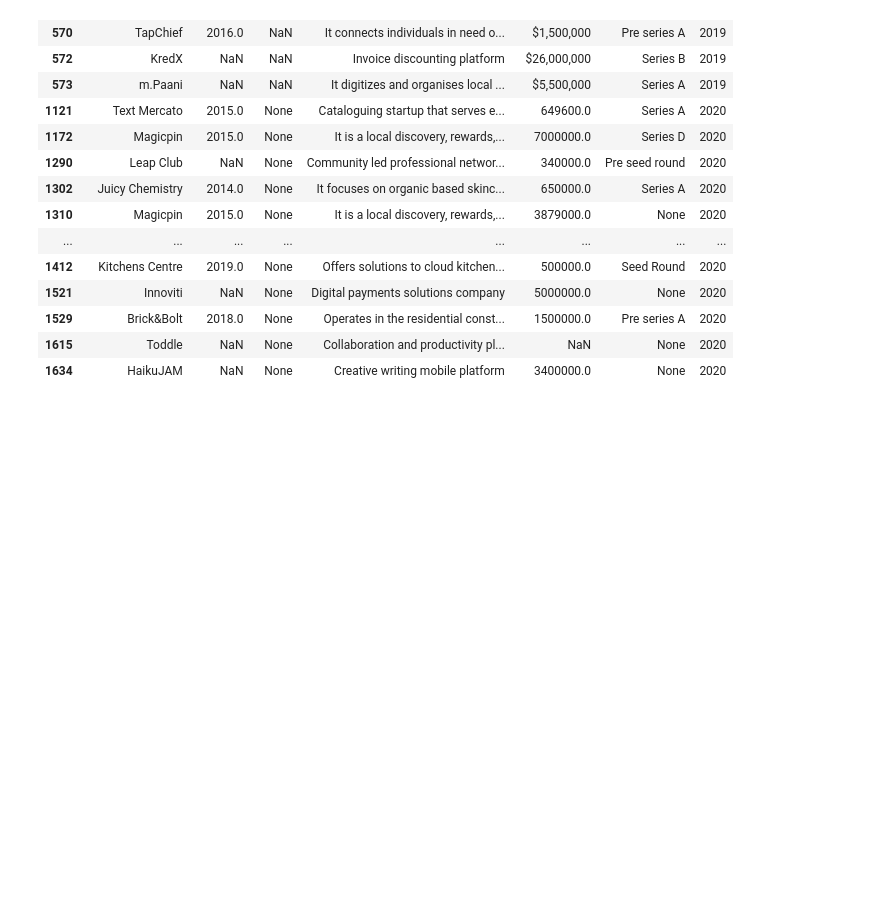
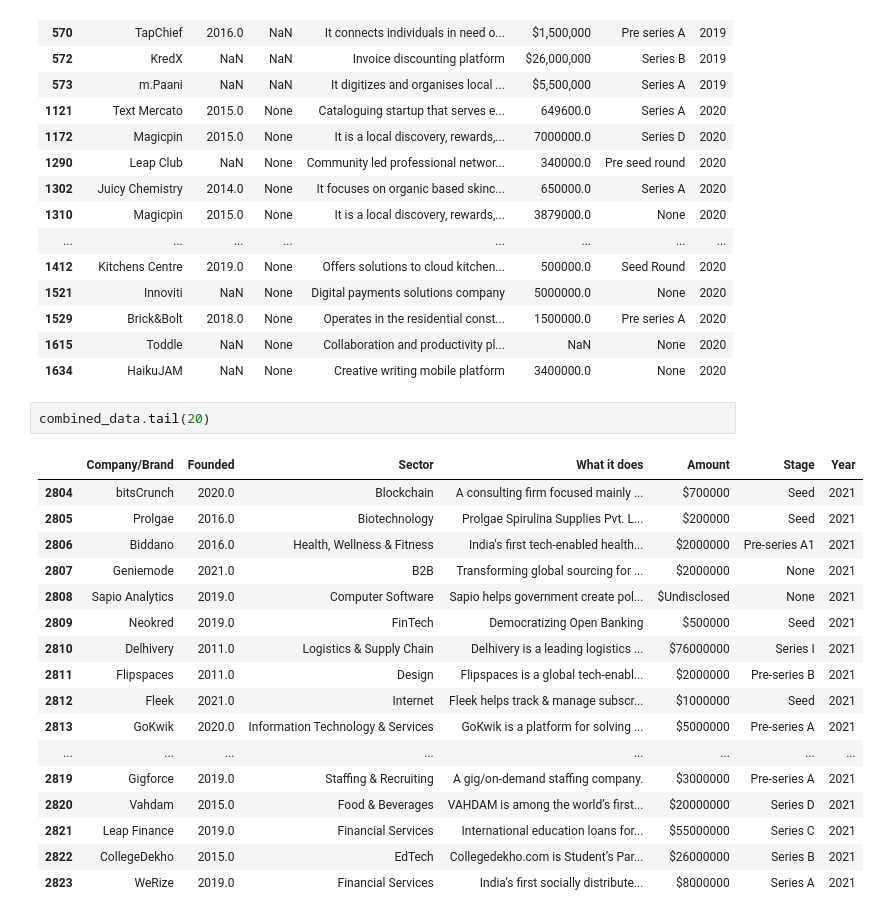
Before and after one commit to MillicentAgyir/Team-Belize-Live-Project-1, a Jupyter notebook: Notebooks/my_notebook.ipynb, the cells around one changed output. Drawn from its saved outputs; the diff is of its cells as text; blank space fills up the shorter version.

```diff
--- a/Notebooks/my_notebook.ipynb
+++ b/Notebooks/my_notebook.ipynb
@@ -375,3 +347,23 @@ missing_sector_rows
 | 1529 | Brick&Bolt | 2018.0 | None | Operates in the residential const... | 1500000.0 | Pre series A | 2020 |
 | 1615 | Toddle | NaN | None | Collaboration and productivity pl... | NaN | None | 2020 |
 | 1634 | HaikuJAM | NaN | None | Creative writing mobile platform | 3400000.0 | None | 2020 |
+# %%
+combined_data.tail(20)
+# %% [output]
+|  | Company/Brand | Founded | Sector | What it does | Amount | Stage | Year |
+| 2804 | bitsCrunch | 2020.0 | Blockchain | A consulting firm focused mainly ... | $700000 | Seed | 2021 |
+| 2805 | Prolgae | 2016.0 | Biotechnology | Prolgae Spirulina Supplies Pvt. L... | $200000 | Seed | 2021 |
+| 2806 | Biddano | 2016.0 | Health, Wellness & Fitness | India's first tech-enabled health... | $2000000 | Pre-series A1 | 2021 |
+| 2807 | Geniemode | 2021.0 | B2B | Transforming global sourcing for ... | $2000000 | None | 2021 |
+| 2808 | Sapio Analytics | 2019.0 | Computer Software | Sapio helps government create pol... | $Undisclosed | None | 2021 |
+| 2809 | Neokred | 2019.0 | FinTech | Democratizing Open Banking | $500000 | Seed | 2021 |
+| 2810 | Delhivery | 2011.0 | Logistics & Supply Chain | Delhivery is a leading logistics ... | $76000000 | Series I | 2021 |
+| 2811 | Flipspaces | 2011.0 | Design | Flipspaces is a global tech-enabl... | $2000000 | Pre-series B | 2021 |
+| 2812 | Fleek | 2021.0 | Internet | Fleek helps track & manage subscr... | $1000000 | Seed | 2021 |
+| 2813 | GoKwik | 2020.0 | Information Technology & Services | GoKwik is a platform for solving ... | $5000000 | Pre-series A | 2021 |
+| ... | ... | ... | ... | ... | ... | ... | ... |
+| 2819 | Gigforce | 2019.0 | Staffing & Recruiting | A gig/on-demand staffing company. | $3000000 | Pre-series A | 2021 |
+| 2820 | Vahdam | 2015.0 | Food & Beverages | VAHDAM is among the world’s first... | $20000000 | Series D | 2021 |
+| 2821 | Leap Finance | 2019.0 | Financial Services | International education loans for... | $55000000 | Series C | 2021 |
+| 2822 | CollegeDekho | 2015.0 | EdTech | Collegedekho.com is Student’s Par... | $26000000 | Series B | 2021 |
+| 2823 | WeRize | 2019.0 | Financial Services | India’s first socially distribute... | $8000000 | Series A | 2021 |
```
Also changed, not shown: parts of 6 cells of this notebook.
